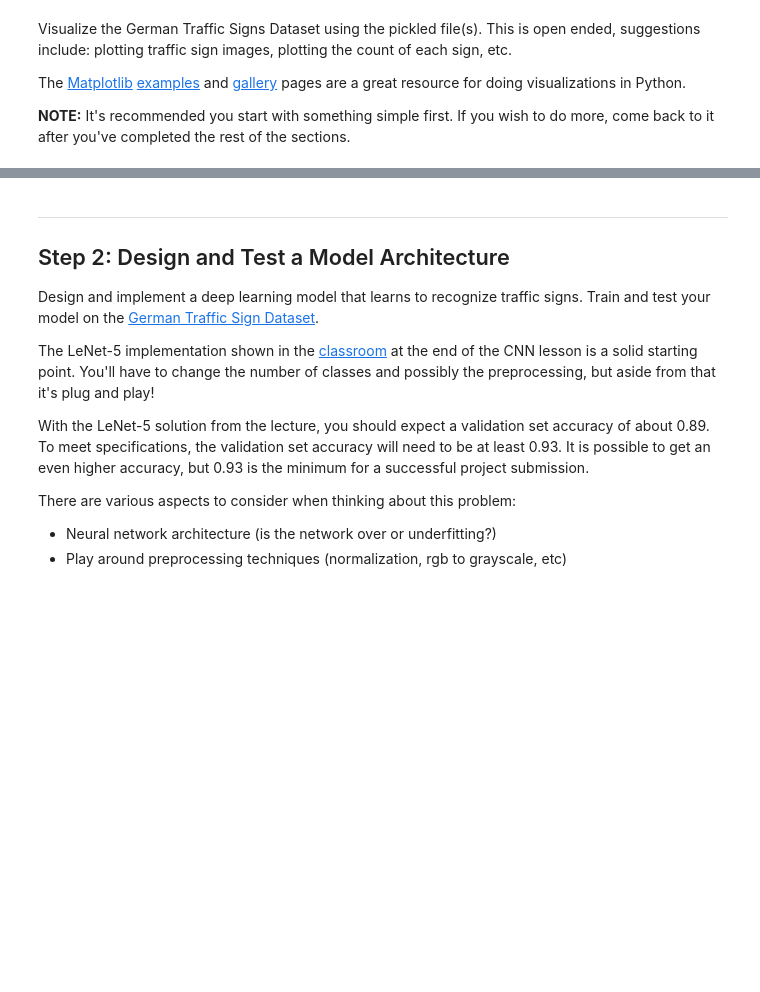
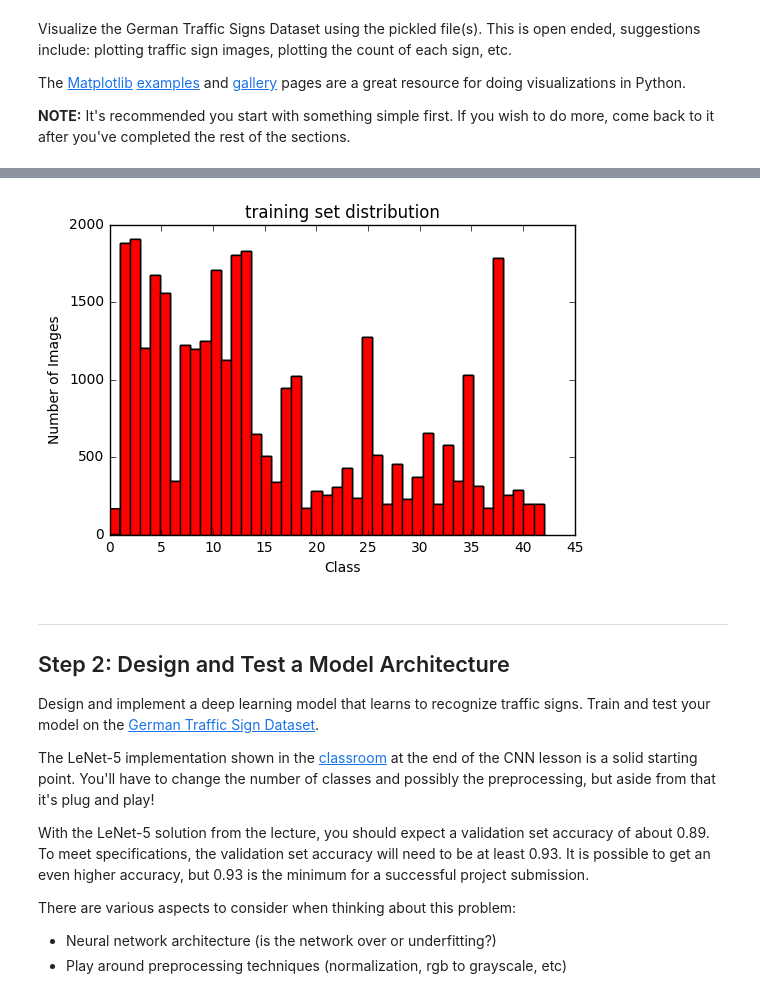
Before and after one commit to qianqian121/nd013, a Jupyter notebook: project_traffic_sign/traffic-signs/Traffic_Sign_Classifier.ipynb, the cells around one changed output, grey strips where cells are left out. Saved outputs shown, nothing was run; the diff lists cells and outputs as text; code cells hidden in the pictures; blank space fills up the shorter version.

```diff
--- a/project_traffic_sign/traffic-signs/Traffic_Sign_Classifier.ipynb
+++ b/project_traffic_sign/traffic-signs/Traffic_Sign_Classifier.ipynb
@@ -117,4 +117,14 @@ plt.show()
 [figure]
+# %%
+# Include an exploratory visualization of the dataset and identify where the code is in your code file.
+plt.hist(y_train, bins=n_classes)
+plt.title('training set distribution')
+plt.xlabel('Class')
+plt.ylabel('Number of Images')
+plt.plot()
+plt.show()
+# %% [output]
+[figure, added]
 # %% [markdown]
 ----
 
```
Also changed, not shown: parts of 10 cells of this notebook, 10 other files.
